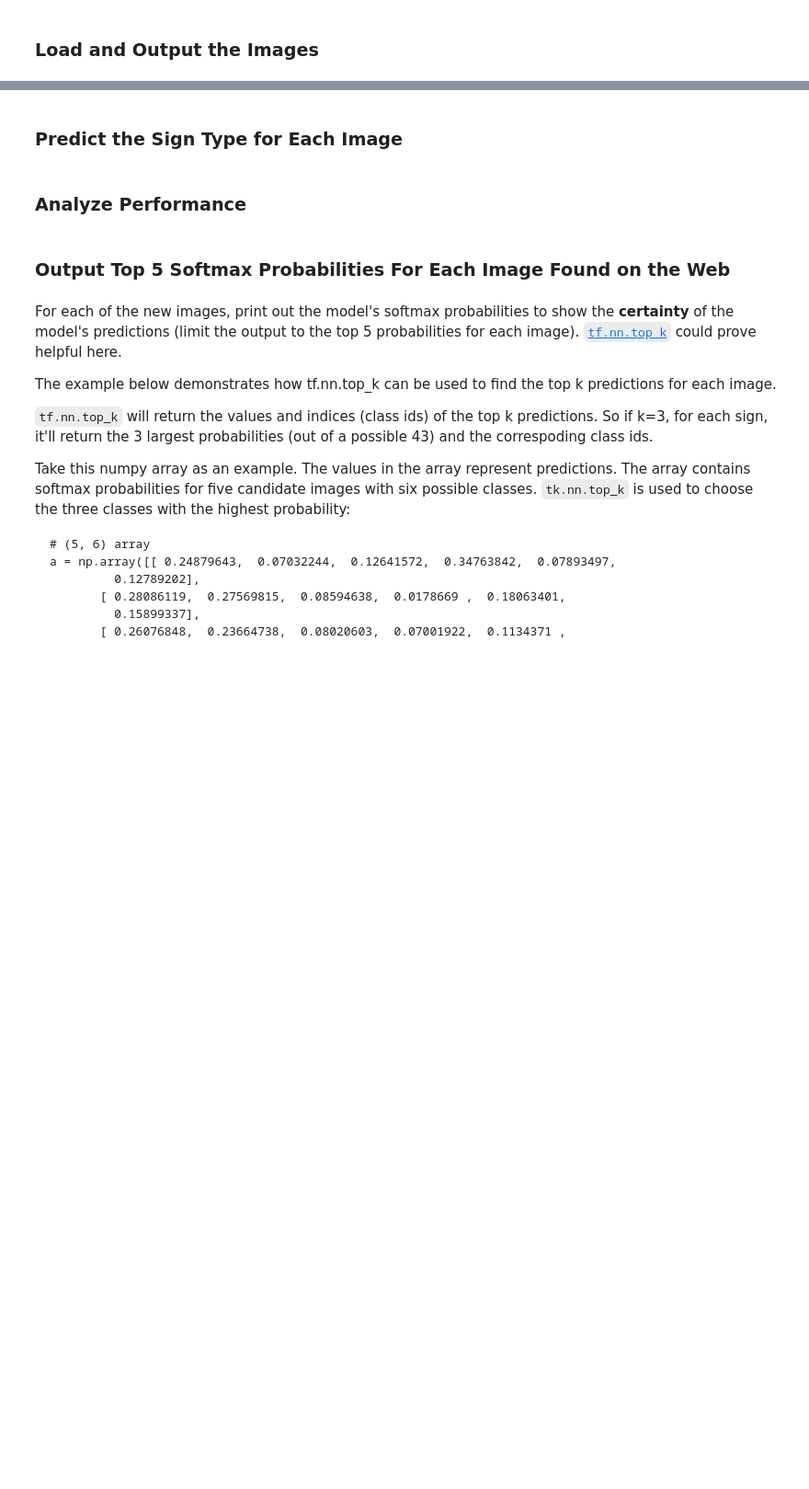
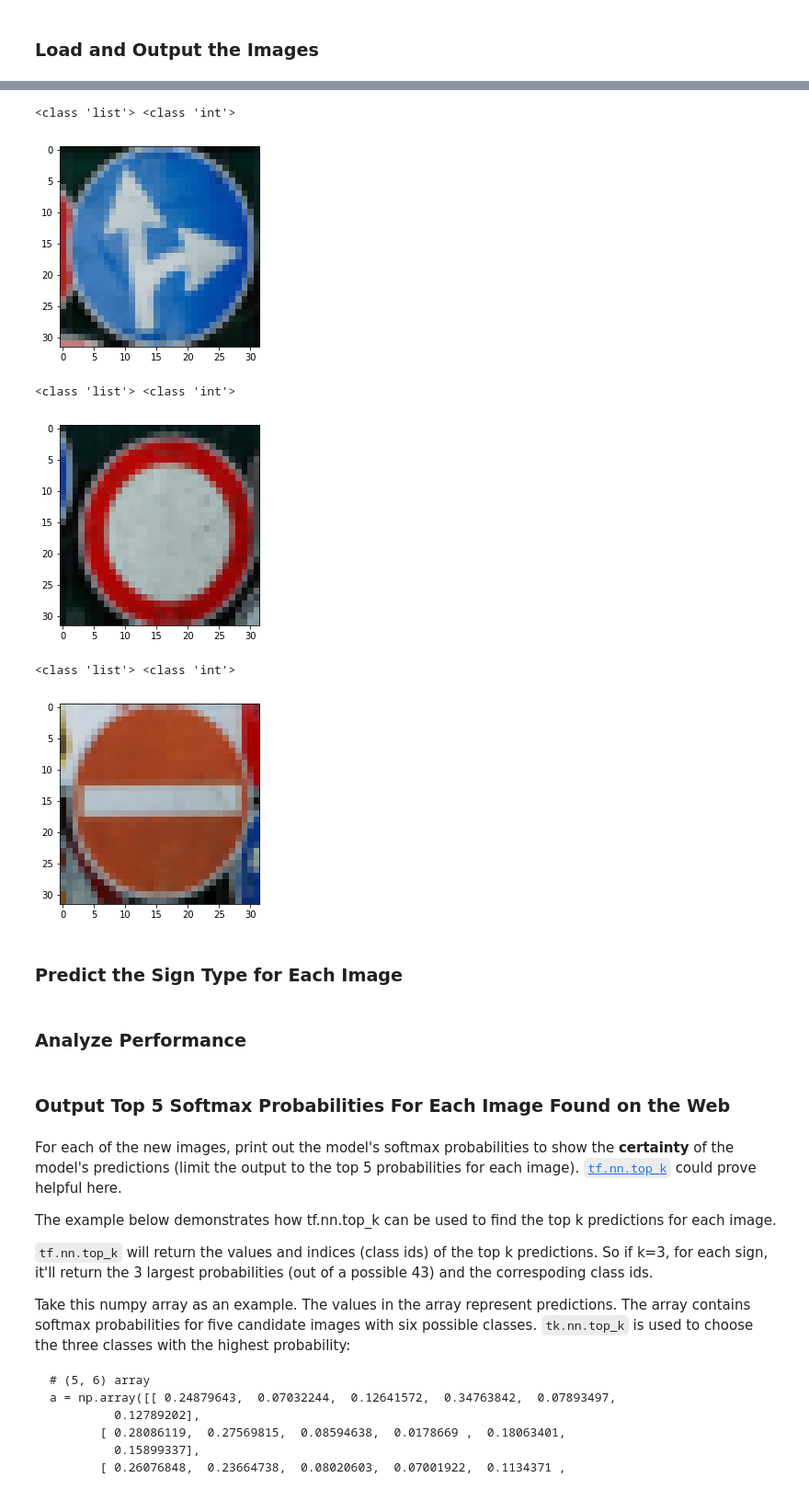
Before and after one commit to miaoyanlearningcode/CarND-Traffic-Sign-Classifier-Project, a Jupyter notebook: Traffic_Sign_Classifier.ipynb, the cells around one changed output, grey strips where cells are left out. Shown at 92% size. Saved outputs shown, nothing was run; the diff lists cells and outputs as text; code cells hidden in the pictures; blank space fills up the shorter version.

```diff
--- a/Traffic_Sign_Classifier.ipynb
+++ b/Traffic_Sign_Classifier.ipynb
@@ -389,3 +450,25 @@ You may find `signnames.csv` useful as it contains mappings from the class id (i
+# %%
+upLeft = [[65,310],[90,410],[235,270]]
+length = [110,115,125]
+numCrop = len(length)
+
+for i in range(numCrop):
+    imgTmp = imgInput[1]
+    ul = upLeft[i]
+    width = length[i]
+    print (type(ul), type(width))
+    imgTmp = imgTmp[ul[0]:ul[0]+width,ul[1]:ul[1]+width]
+    imgTmp = imresize(imgTmp,(32,32))
+    plt.imshow(imgTmp)
+    plt.show()
+#     Img_webtest.append(imgTmp)
+# %% [output]
+<class 'list'> <class 'int'>
+[figure, added]
+<class 'list'> <class 'int'>
+[figure, added]
+<class 'list'> <class 'int'>
+[figure, added]
 # %% [markdown]
 ### Predict the Sign Type for Each Image
 # %%
```
Also changed, not shown: parts of 10 cells of this notebook, 9 other files.
